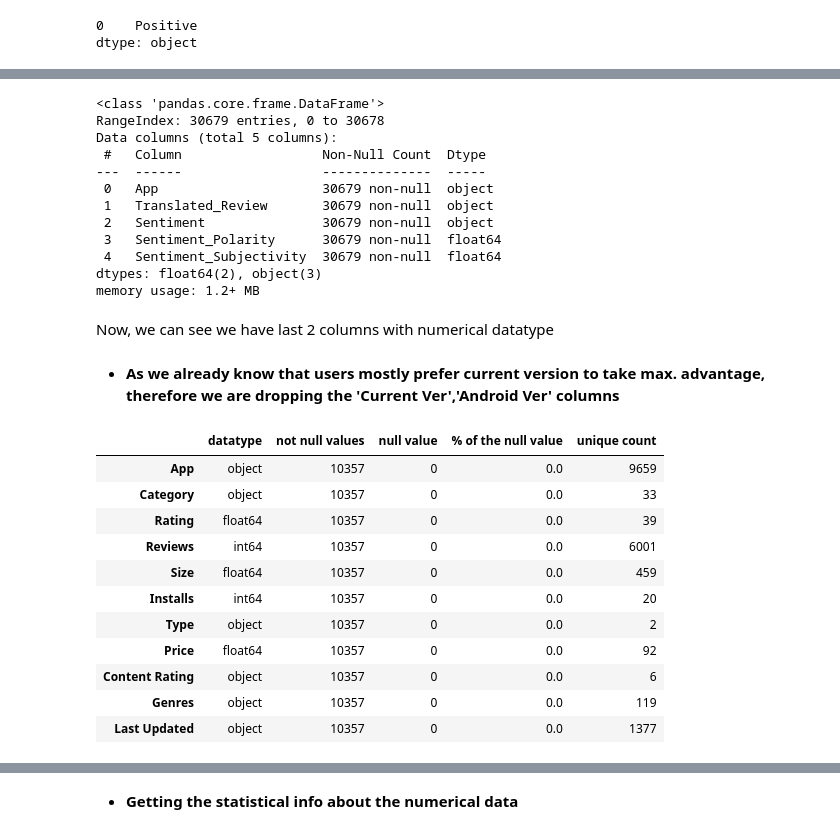
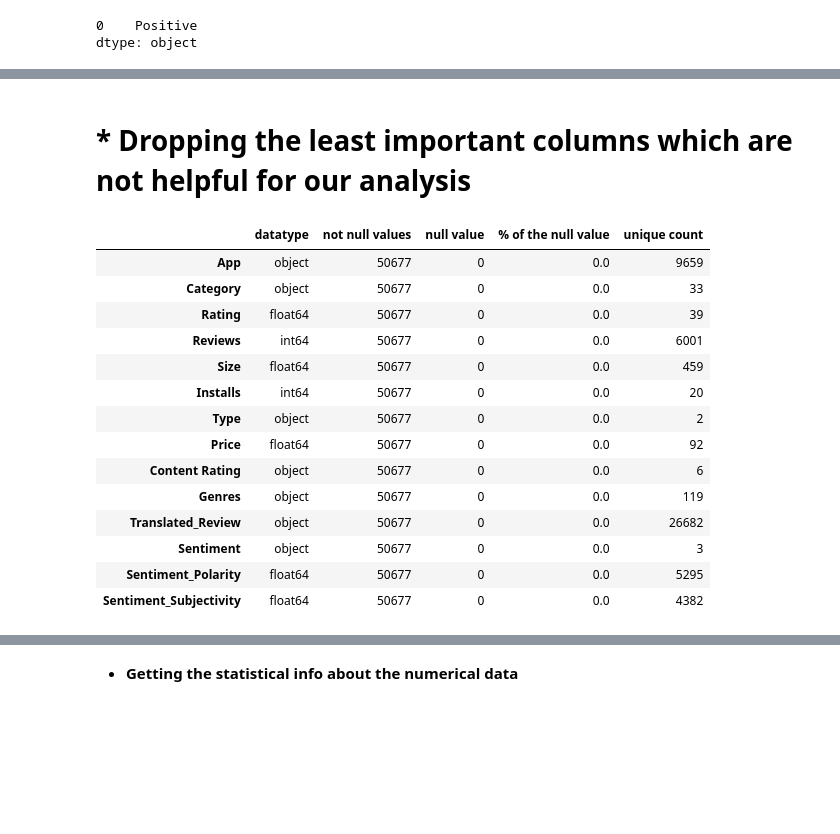
Before and after one commit to DrBharathiTC/Play_store-app-review-analysis-Capstone-project, a Jupyter notebook: Play_Store_App_Review_Analysis_EDA_Capstone.ipynb, the cells around one changed output, grey strips where cells are left out. Cells and saved outputs as stored; diff of their text form; code cells hidden in the pictures; blank space fills up the shorter version.

```diff
--- a/Play_Store_App_Review_Analysis_EDA_Capstone.ipynb
+++ b/Play_Store_App_Review_Analysis_EDA_Capstone.ipynb
@@ -555,20 +571,3 @@ PSDF2['Sentiment_Subjectivity']=pd.to_numeric(PSDF2['Sentiment_Subjectivity'])
-# %%
-PSDF2.info()
-# %% [output]
-<class 'pandas.core.frame.DataFrame'>
-RangeIndex: 30679 entries, 0 to 30678
-Data columns (total 5 columns):
- #   Column                  Non-Null Count  Dtype
----  ------                  --------------  -----
- 0   App                     30679 non-null  object
- 1   Translated_Review       30679 non-null  object
- 2   Sentiment               30679 non-null  object
- 3   Sentiment_Polarity      30679 non-null  float64
- 4   Sentiment_Subjectivity  30679 non-null  float64
-dtypes: float64(2), object(3)
-memory usage: 1.2+ MB
-# %% [markdown]
-Now, we can see we have last 2 columns with numerical datatype
-# %% [markdown]
-* **As we already know that users mostly prefer current version to take max. advantage, therefore we are dropping the 'Current Ver','Android Ver' columns**
+# %% [markdown]
+# * **Dropping the least important columns which are not helpful for our analysis**
 # %%
@@ -577,17 +576,20 @@ PSDF1.dropna(inplace=True)
 # %%
 # Calling the function playstoreinfo1 defined above
 
-playstoreinfo1()
+playstoreinfo()
 # %% [output]
 |  | datatype | not null values | null value | % of the null value | unique count |
-| App | object | 10357 | 0 | 0.0 | 9659 |
-| Category | object | 10357 | 0 | 0.0 | 33 |
-| Rating | float64 | 10357 | 0 | 0.0 | 39 |
-| Reviews | int64 | 10357 | 0 | 0.0 | 6001 |
-| Size | float64 | 10357 | 0 | 0.0 | 459 |
-| Installs | int64 | 10357 | 0 | 0.0 | 20 |
-| Type | object | 10357 | 0 | 0.0 | 2 |
-| Price | float64 | 10357 | 0 | 0.0 | 92 |
-| Content Rating | object | 10357 | 0 | 0.0 | 6 |
-| Genres | object | 10357 | 0 | 0.0 | 119 |
-| Last Updated | object | 10357 | 0 | 0.0 | 1377 |
+| App | object | 50677 | 0 | 0.0 | 9659 |
+| Category | object | 50677 | 0 | 0.0 | 33 |
+| Rating | float64 | 50677 | 0 | 0.0 | 39 |
+| Reviews | int64 | 50677 | 0 | 0.0 | 6001 |
+| Size | float64 | 50677 | 0 | 0.0 | 459 |
+| Installs | int64 | 50677 | 0 | 0.0 | 20 |
+| Type | object | 50677 | 0 | 0.0 | 2 |
+| Price | float64 | 50677 | 0 | 0.0 | 92 |
+| Content Rating | object | 50677 | 0 | 0.0 | 6 |
+| Genres | object | 50677 | 0 | 0.0 | 119 |
+| Translated_Review | object | 50677 | 0 | 0.0 | 26682 |
+| Sentiment | object | 50677 | 0 | 0.0 | 3 |
+| Sentiment_Polarity | float64 | 50677 | 0 | 0.0 | 5295 |
+| Sentiment_Subjectivity | float64 | 50677 | 0 | 0.0 | 4382 |
```
Also changed, not shown: parts of 34 cells of this notebook.
